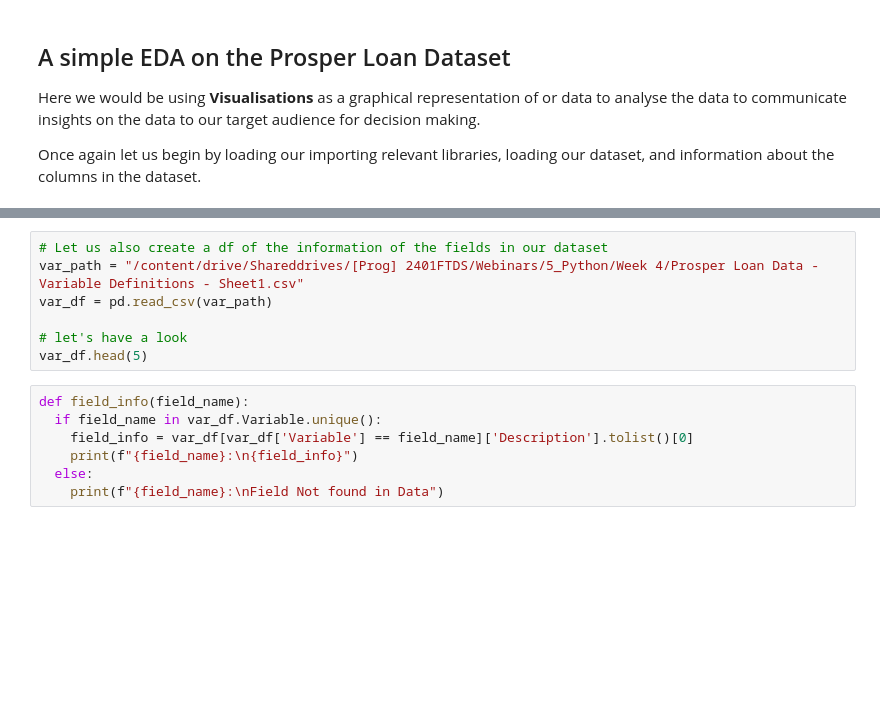
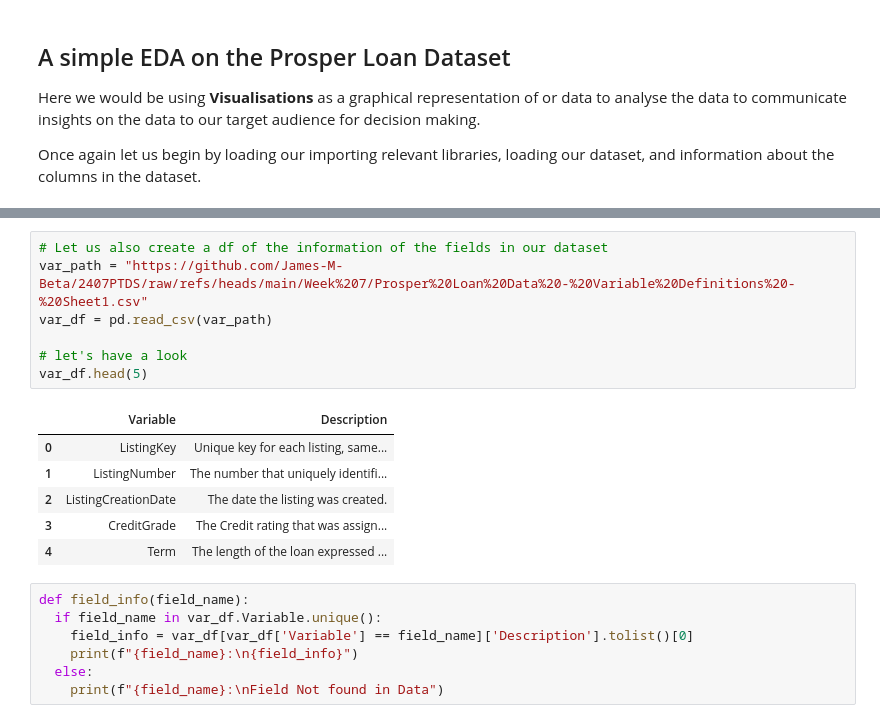
Before and after one commit to James-M-Beta/2407PTDS, a Jupyter notebook: Week 7/2407PT_DS___Python_Week_7_Webinar_Part_2.ipynb, the cells around one changed output, grey strips where cells are left out. Drawn from its saved outputs; the diff is of its cells as text; blank space fills up the shorter version.

```diff
--- a/Week 7/2407PT_DS___Python_Week_7_Webinar_Part_2.ipynb
+++ b/Week 7/2407PT_DS___Python_Week_7_Webinar_Part_2.ipynb
@@ -49,10 +62,17 @@ df.head(1)
 # %%
 # Let us also create a df of the information of the fields in our dataset
-var_path = "/content/drive/Shareddrives/[Prog] 2401FTDS/Webinars/5_Python/Week 4/Prosper Loan Data - Variable Definitions - Sheet1.csv"
+var_path = "https://github.com/James-M-Beta/2407PTDS/raw/refs/heads/main/Week%207/Prosper%20Loan%20Data%20-%20Variable%20Definitions%20-%20Sheet1.csv"
 var_df = pd.read_csv(var_path)
 
 # let's have a look
 var_df.head(5)
+# %% [output]
+|  | Variable | Description |
+| 0 | ListingKey | Unique key for each listing, same... |
+| 1 | ListingNumber | The number that uniquely identifi... |
+| 2 | ListingCreationDate | The date the listing was created. |
+| 3 | CreditGrade | The Credit rating that was assign... |
+| 4 | Term | The length of the loan expressed ... |
 # %%
 def field_info(field_name):
   if field_name in var_df.Variable.unique():
```
Also changed, not shown: parts of 26 cells of this notebook, 1 other file.
